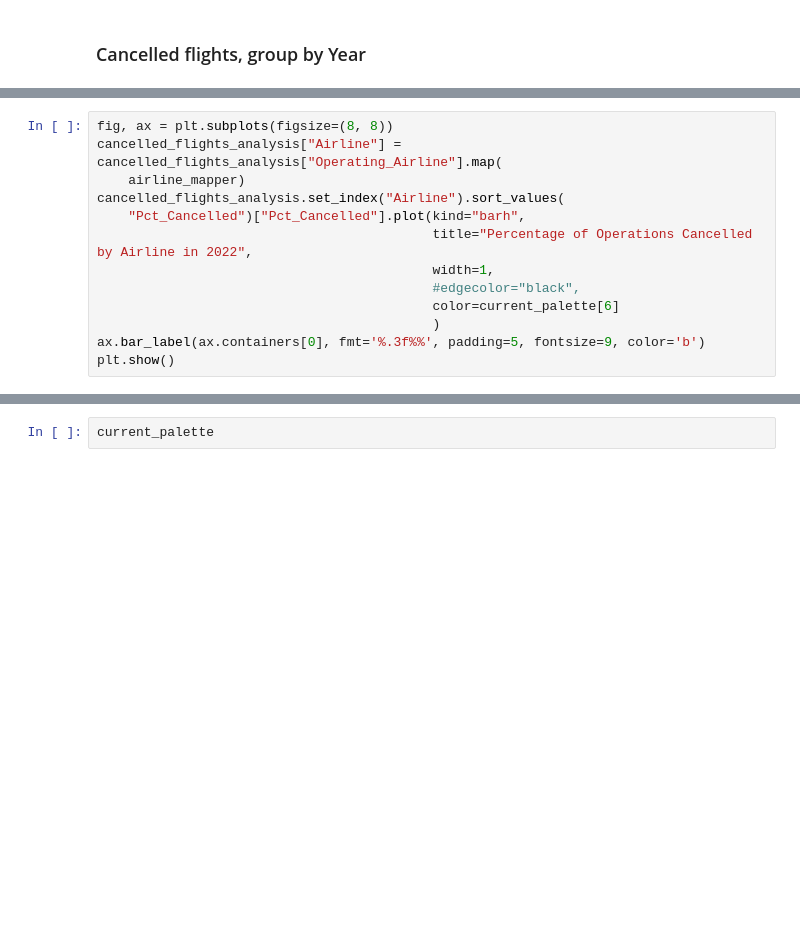
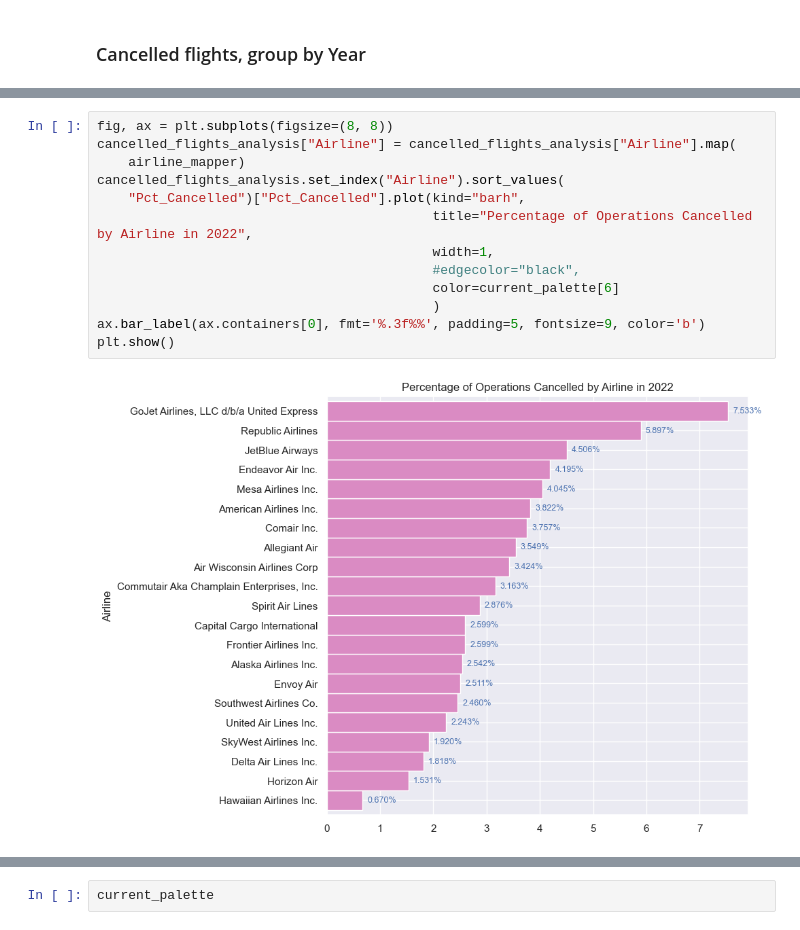
Before and after one commit to georgetown-analytics/team-3, a Jupyter notebook: flight_model/notebooks/EDA/eda1_flight_data.ipynb, the cells around one changed output, grey strips where cells are left out. Drawn from its saved outputs; the diff is of its cells as text; blank space fills up the shorter version.

```diff
--- a/flight_model/notebooks/EDA/eda1_flight_data.ipynb
+++ b/flight_model/notebooks/EDA/eda1_flight_data.ipynb
@@ -419,14 +550,16 @@ plt.show()
 # %%
 fig, ax = plt.subplots(figsize=(8, 8))
-cancelled_flights_analysis["Airline"] = cancelled_flights_analysis["Operating_Airline"].map(
+cancelled_flights_analysis["Airline"] = cancelled_flights_analysis["Airline"].map(
     airline_mapper)
 cancelled_flights_analysis.set_index("Airline").sort_values(
     "Pct_Cancelled")["Pct_Cancelled"].plot(kind="barh",
                                            title="Percentage of Operations Cancelled by Airline in 2022",
                                            width=1,
                                            #edgecolor="black",
                                            color=current_palette[6]
                                            )
 ax.bar_label(ax.containers[0], fmt='%.3f%%', padding=5, fontsize=9, color='b')
 plt.show()
+# %% [output]
+[figure, added]
 # %%
```
Also changed, not shown: parts of 22 cells of this notebook.
